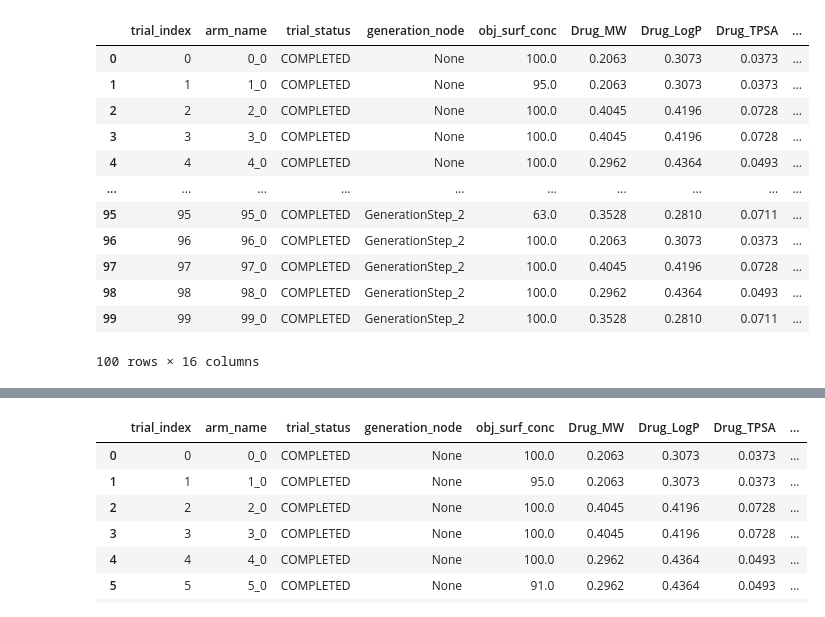
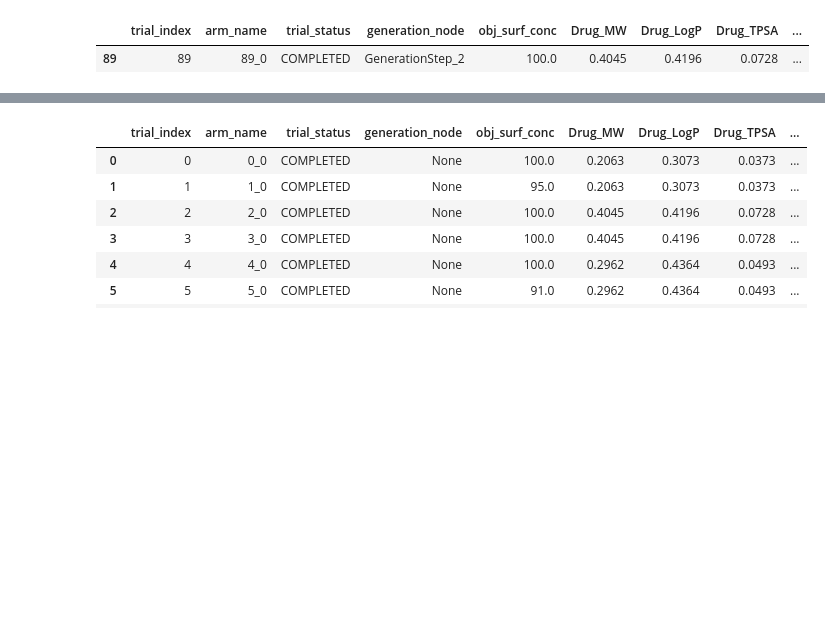
Before and after one commit to zeqingbaosdl5/drug-surfactant, a Jupyter notebook: experiments/data_analysis.ipynb, the cells around one changed output, grey strips where cells are left out. Drawn from its saved outputs; the diff is of its cells as text; code cells hidden in the pictures; blank space fills up the shorter version.

```diff
--- a/experiments/data_analysis.ipynb
+++ b/experiments/data_analysis.ipynb
@@ -40,21 +40,10 @@ df
 # conc_to_convert = ['surf_1_conc', 'surf_2_conc', 'surf_3_conc', 'surf_conc', 'obj_surf_conc']
 # df[conc_to_convert] = df[conc_to_convert]/100 * hf.actual_surfactant_stock_conc
 # %%
-df
+df[df['trial_index']==89]
 # %% [output]
 |  | trial_index | arm_name | trial_status | generation_node | obj_surf_conc | Drug_MW | Drug_LogP | Drug_TPSA | ... |
-| 0 | 0 | 0_0 | COMPLETED | None | 100.0 | 0.2063 | 0.3073 | 0.0373 | ... |
-| 1 | 1 | 1_0 | COMPLETED | None | 95.0 | 0.2063 | 0.3073 | 0.0373 | ... |
-| 2 | 2 | 2_0 | COMPLETED | None | 100.0 | 0.4045 | 0.4196 | 0.0728 | ... |
-| 3 | 3 | 3_0 | COMPLETED | None | 100.0 | 0.4045 | 0.4196 | 0.0728 | ... |
-| 4 | 4 | 4_0 | COMPLETED | None | 100.0 | 0.2962 | 0.4364 | 0.0493 | ... |
-| ... | ... | ... | ... | ... | ... | ... | ... | ... | ... |
-| 95 | 95 | 95_0 | COMPLETED | GenerationStep_2 | 63.0 | 0.3528 | 0.2810 | 0.0711 | ... |
-| 96 | 96 | 96_0 | COMPLETED | GenerationStep_2 | 100.0 | 0.2063 | 0.3073 | 0.0373 | ... |
-| 97 | 97 | 97_0 | COMPLETED | GenerationStep_2 | 100.0 | 0.4045 | 0.4196 | 0.0728 | ... |
-| 98 | 98 | 98_0 | COMPLETED | GenerationStep_2 | 100.0 | 0.2962 | 0.4364 | 0.0493 | ... |
-| 99 | 99 | 99_0 | COMPLETED | GenerationStep_2 | 100.0 | 0.3528 | 0.2810 | 0.0711 | ... |
+| 89 | 89 | 89_0 | COMPLETED | GenerationStep_2 | 100.0 | 0.4045 | 0.4196 | 0.0728 | ... |
-100 rows × 16 columns
 # %%
 def assign_iterations(n_rows, initial=32, following=4):
     # how many full “following” batches you’ll need after the initial one
```
Also changed, not shown: parts of 9 cells of this notebook.
